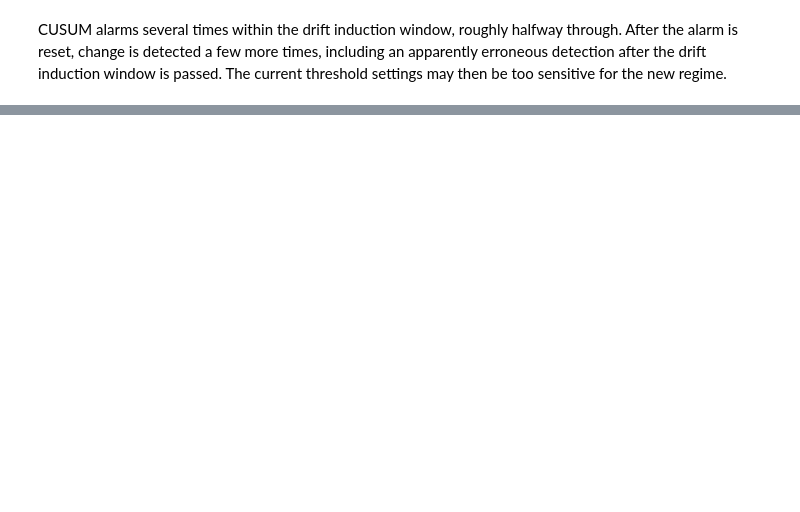
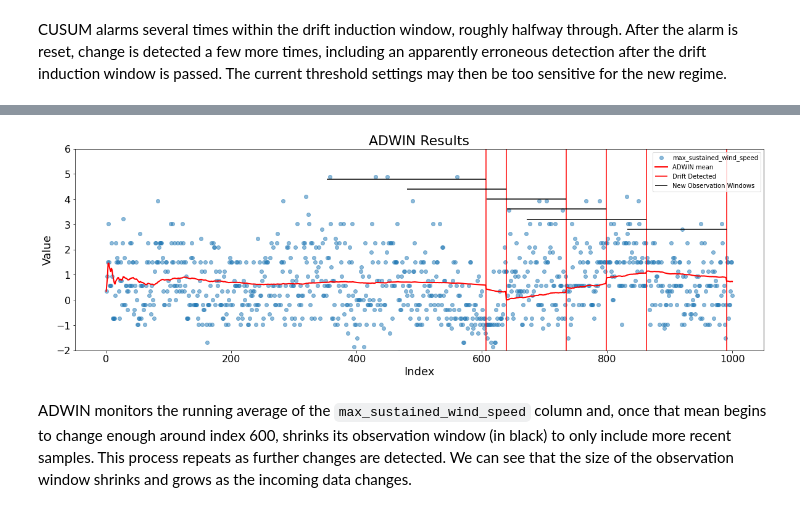
Before and after one commit to mitre/menelaus, a Jupyter notebook: docs/source/examples/change_detection/change_detection_examples.ipynb, the cells around one changed output, grey strips where cells are left out. Saved outputs shown, nothing was run; the diff lists cells and outputs as text; code cells hidden in the pictures; blank space fills up the shorter version.

Commit message:
add change_detection.ADWIN example

```diff
--- a/docs/source/examples/change_detection/change_detection_examples.ipynb
+++ b/docs/source/examples/change_detection/change_detection_examples.ipynb
@@ -26,3 +30,5 @@ from menelaus.datasets import fetch_circle_data
 # read in Circle dataset
 df = fetch_circle_data()
 drift_start, drift_end = 1000, 1250
+
+rainfall_df = fetch_rainfall_data()
@@ -145,0 +179,49 @@ plt.show()
+# %%
+## Plotting ##
+
+# plot the monitored variable and the status of the detector
+plt.figure(figsize=(20, 6))
+plt.scatter("index", "actual value", data=status, label="max_sustained_wind_speed", alpha=.5)
+plt.plot("index", "ADWIN mean", data=status, color='red', linewidth=2)
+plt.grid(False, axis="x")
+plt.xticks(fontsize=16)
+plt.yticks(fontsize=16)
+plt.title("ADWIN Results", fontsize=22)
+plt.ylabel("Value", fontsize=18)
+plt.xlabel("Index", fontsize=18)
+ylims = [-2, 6]
+plt.ylim(ylims)
+
+plt.vlines(
+    x=status.loc[status["drift_detected"] == "drift"]["index"],
+    ymin=ylims[0],
+    ymax=ylims[1],
+    label="Drift Detected",
+    color="red",
+)
+
+# Create a list of lines that indicate the retraining windows.
+# Space them evenly, vertically.
+rec_list = pd.DataFrame(rec_list)
+rec_list["y_val"] = np.linspace(
+    start=0.6 * (ylims[1] - ylims[0]) + ylims[0],
+    stop=0.8 * ylims[1],
+    num=len(rec_list),
+)
+
+# Draw green lines that indicate where retraining occurred
+plt.hlines(
+    y=rec_list["y_val"][::-1],
+    xmin=rec_list[0],
+    xmax=rec_list[1],
+    color="black",
+    label="New Observation Windows",
+)
+
+plt.legend()
+plt.show()
+# plt.savefig("example_ADWIN.png")
+# %% [output]
+[figure, added]
+# %% [markdown]
+ADWIN monitors the running average of the `max_sustained_wind_speed` column and, once that mean begins to change enough around index 600, shrinks its observation window (in black) to only include more recent samples. This process repeats as further changes are detected. We can see that the size of the observation window shrinks and grows as the incoming data changes.
```
Also changed, not shown: parts of 14 cells of this notebook, 2 other files.
